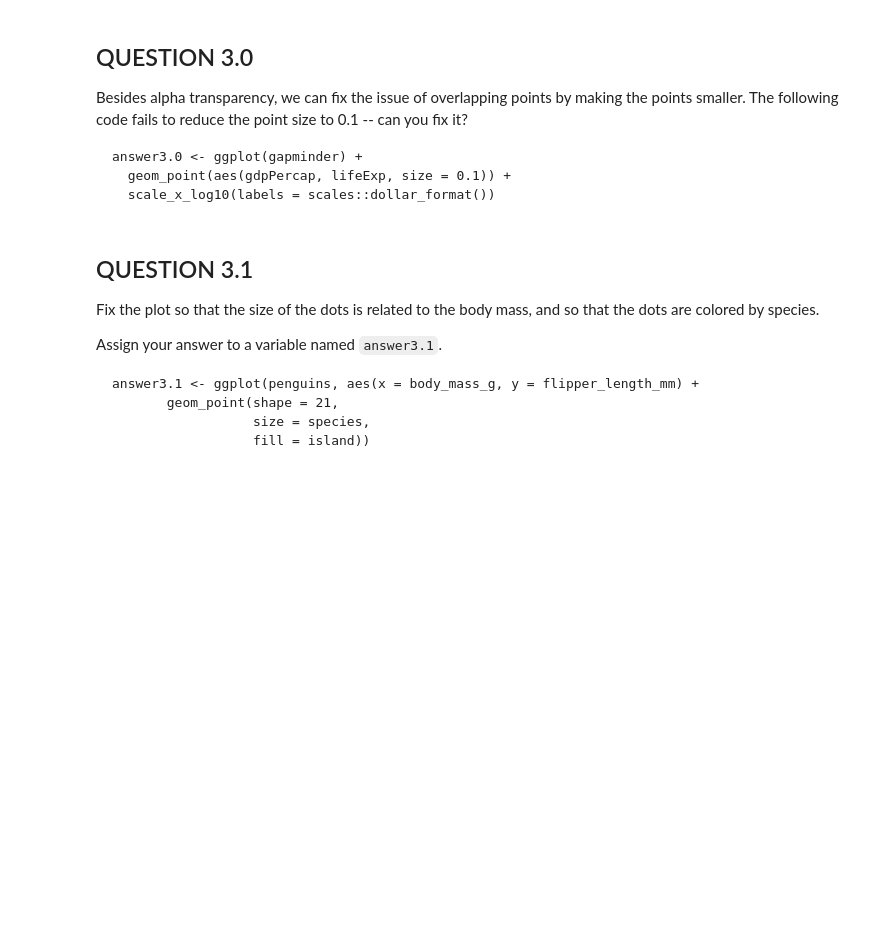
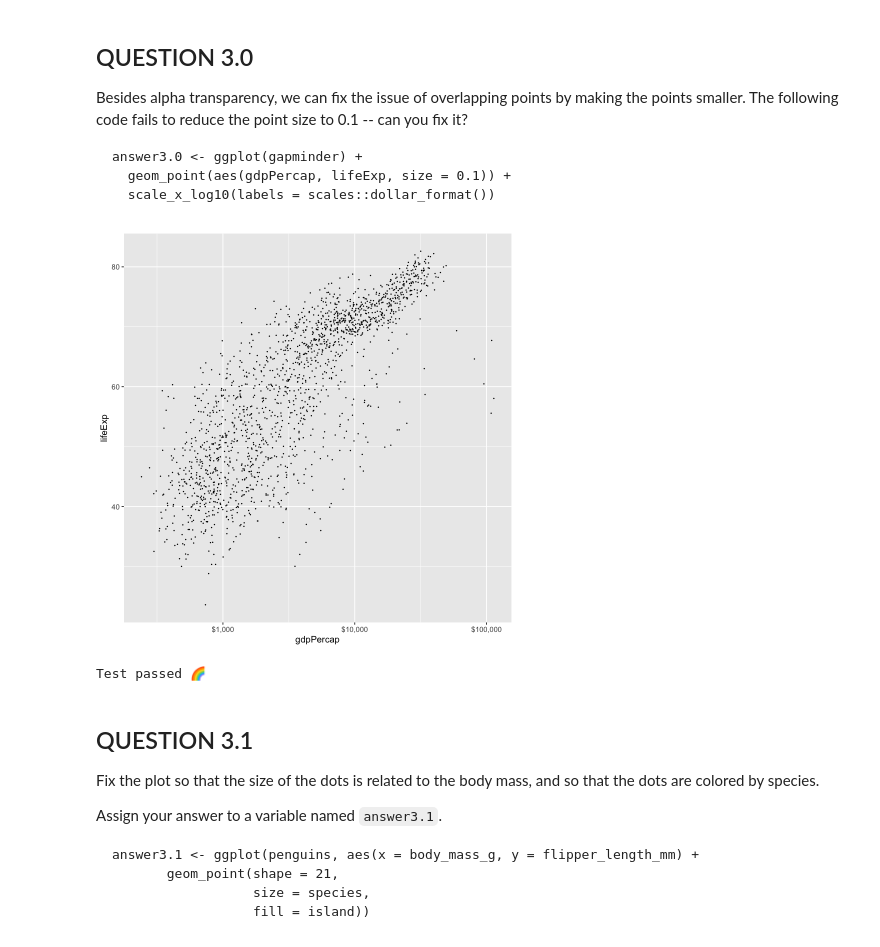
Before and after one commit to annikalaurin/annikalaurin1, a Jupyter notebook: worksheet_a03.ipynb, the cells around one changed output. Cells and saved outputs as stored; diff of their text form; code cells hidden in the pictures; blank space fills up the shorter version.

```diff
--- a/worksheet_a03.ipynb
+++ b/worksheet_a03.ipynb
@@ -731,8 +740,18 @@ print(answer3.0)
+# %%
+# your code here
+answer3.0 <- ggplot(gapminder) +
+  geom_point(aes(gdpPercap, lifeExp), size = 0.1) +
+  scale_x_log10(labels = scales::dollar_format())
+print(answer3.0)
+# %% [output]
+[figure, added]
 # %%
 test_that("Answer 3.0", {
     expect_false("size" %in% names(answer3.0$layers[[1]]$mapping))
     expect_true(all(ggplot_build(answer3.0)$data[[1]]$size == 0.1))
 })
+# %% [output]
+Test passed 🌈
 # %% [markdown]
 ## QUESTION 3.1
 
```
Also changed, not shown: parts of 21 cells of this notebook.
